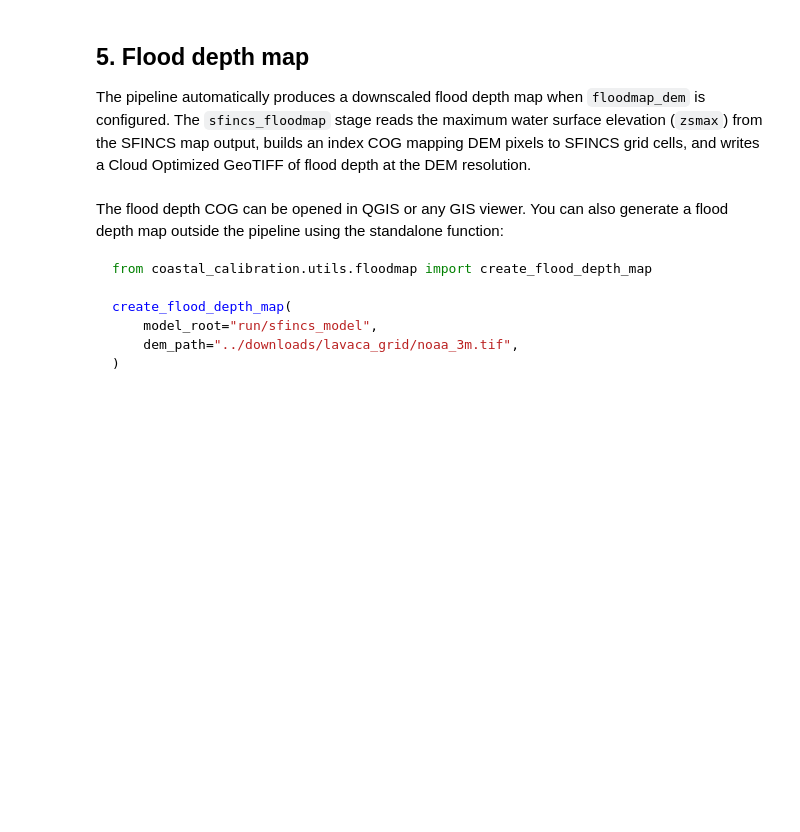
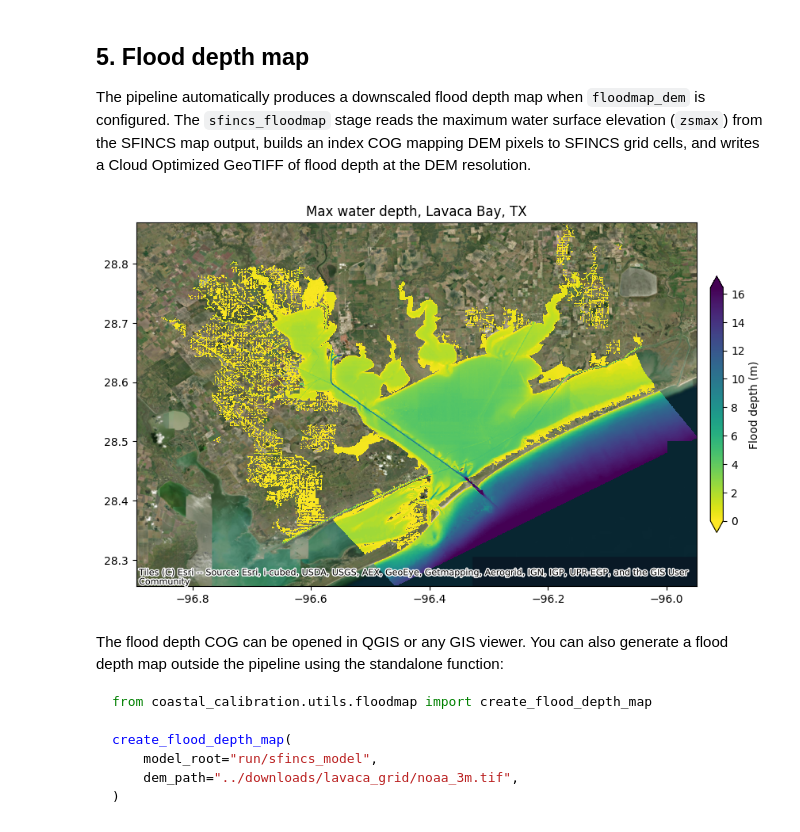
Before and after one commit to NGWPC/nwm-coastal, a Jupyter notebook: docs/examples/notebooks/lavaca.ipynb, the cells around one changed output. Cells and saved outputs as stored; diff of their text form; code cells hidden in the pictures; blank space fills up the shorter version.

```diff
--- a/docs/examples/notebooks/lavaca.ipynb
+++ b/docs/examples/notebooks/lavaca.ipynb
@@ -196,9 +265,11 @@ writes a Cloud Optimized GeoTIFF of flood depth at the DEM resolution.
 # %%
 fig, ax = plot_floodmap(
     "run/sfincs_model/floodmap_hmax.tif",
-    title="Lavaca Bay flood depth (hmax) from SFINCS simulation",
+    title="Max water depth, Lavaca Bay, TX",
 )
 fig.savefig("../images/lavaca_thumb.png", dpi=150, bbox_inches="tight")
+# %% [output]
+[figure, added]
 # %% [markdown]
 The flood depth COG can be opened in QGIS or any GIS viewer.
 You can also generate a flood depth map outside the pipeline
```
Also changed, not shown: parts of 6 cells of this notebook, 7 other files.
